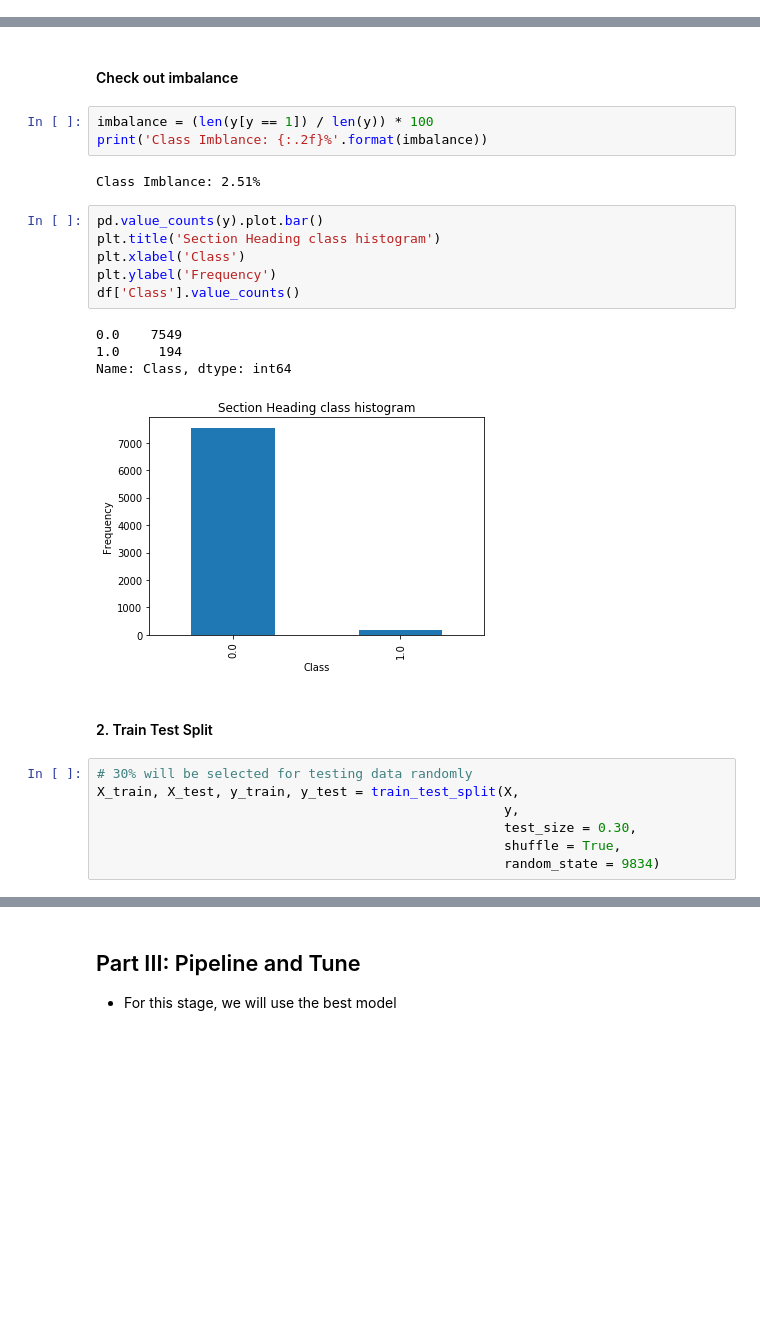
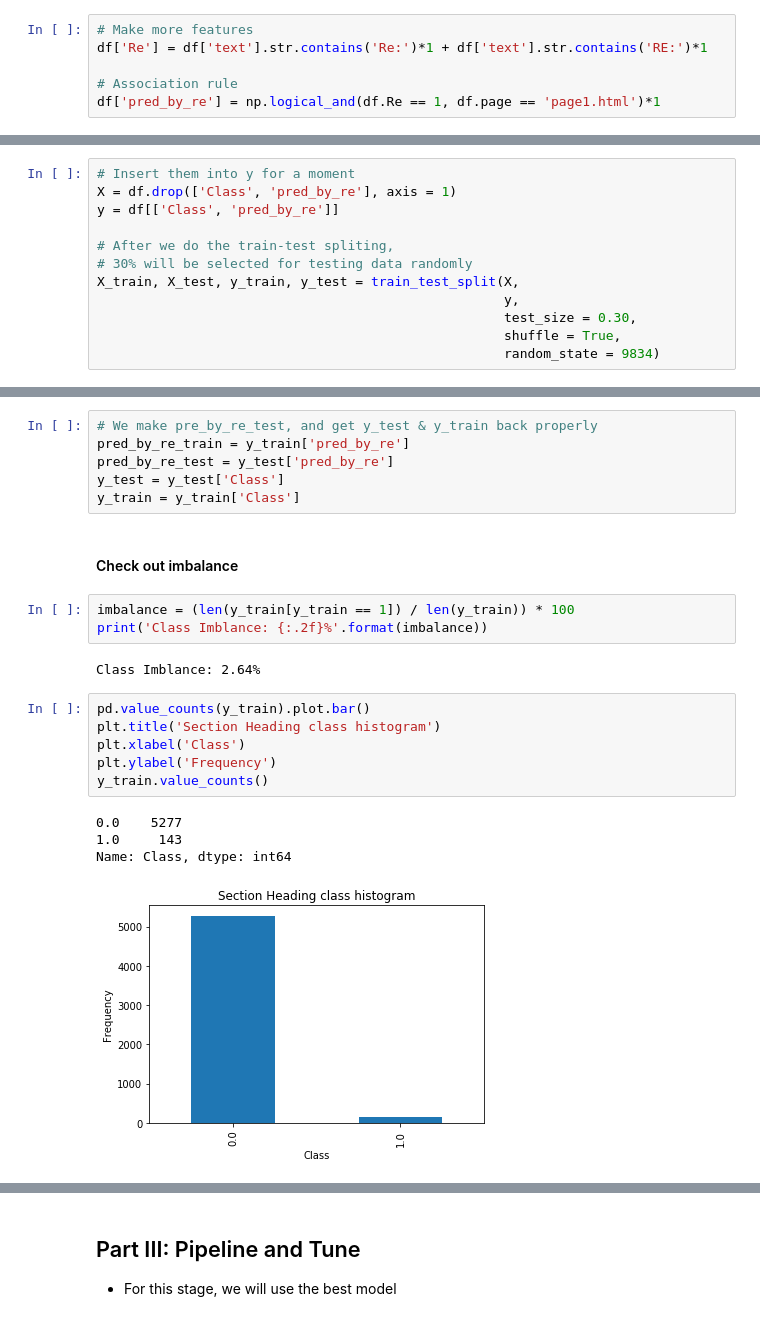
Before and after one commit to my2582/KPMGCapstone, a Jupyter notebook: module1/modelling_notebooks/V_14_Pranjal_Pipeline_XGBoost.ipynb, the cells around one changed output, grey strips where cells are left out. Cells and saved outputs as stored; diff of their text form; blank space fills up the shorter version.

```diff
--- a/module1/modelling_notebooks/V_14_Pranjal_Pipeline_XGBoost.ipynb
+++ b/module1/modelling_notebooks/V_14_Pranjal_Pipeline_XGBoost.ipynb
@@ -178,6 +178,12 @@ df.sample(2)
 # %%
 df['ratio_of_title_word_to_total'] = pd.to_numeric(df['title_word_count'], downcast='float')/df['Num_Words']
 df['ratio_of_title_word_to_total'] = pd.to_numeric(df['title_word_count'], downcast='float')/df['Num_Words']
+# %%
+# Make more features
+df['Re'] = df['text'].str.contains('Re:')*1 + df['text'].str.contains('RE:')*1
+
+# Association rule
+df['pred_by_re'] = np.logical_and(df.Re == 1, df.page == 'page1.html')*1
 # %%
 df.to_csv('../../../featuresV9.csv')
 # %% [markdown]
@@ -362,3 +364,15 @@ y = df['Class']
+# %%
+# Insert them into y for a moment
+X = df.drop(['Class', 'pred_by_re'], axis = 1)
+y = df[['Class', 'pred_by_re']]
+
+# After we do the train-test spliting,
+# 30% will be selected for testing data randomly
+X_train, X_test, y_train, y_test = train_test_split(X,
+                                                    y,
+                                                    test_size = 0.30,
+                                                    shuffle = True,
+                                                    random_state = 9834)
 # %%
 X.info()
 # %% [output]
@@ -386,28 +404,25 @@ X.shape
+# %%
+# We make pre_by_re_test, and get y_test & y_train back properly
+pred_by_re_train = y_train['pred_by_re']
+pred_by_re_test = y_test['pred_by_re']
+y_test = y_test['Class']
+y_train = y_train['Class']
 # %% [markdown]
 #### Check out imbalance
 # %%
-imbalance = (len(y[y == 1]) / len(y)) * 100
+imbalance = (len(y_train[y_train == 1]) / len(y_train)) * 100
 print('Class Imblance: {:.2f}%'.format(imbalance))
 # %% [output]
-Class Imblance: 2.51%
+Class Imblance: 2.64%
 # %%
-pd.value_counts(y).plot.bar()
+pd.value_counts(y_train).plot.bar()
 plt.title('Section Heading class histogram')
 plt.xlabel('Class')
 plt.ylabel('Frequency')
-df['Class'].value_counts()
+y_train.value_counts()
 # %% [output]
-0.0    7549
-1.0     194
+0.0    5277
+1.0     143
 Name: Class, dtype: int64
-[figure, old version]
+[figure, new version]
-# %% [markdown]
-#### 2. Train Test Split
-# %%
-# 30% will be selected for testing data randomly
-X_train, X_test, y_train, y_test = train_test_split(X,
-                                                    y,
-                                                    test_size = 0.30,
-                                                    shuffle = True,
-                                                    random_state = 9834)
 # %%
```
Also changed, not shown: parts of 28 cells of this notebook, 1 other file.
